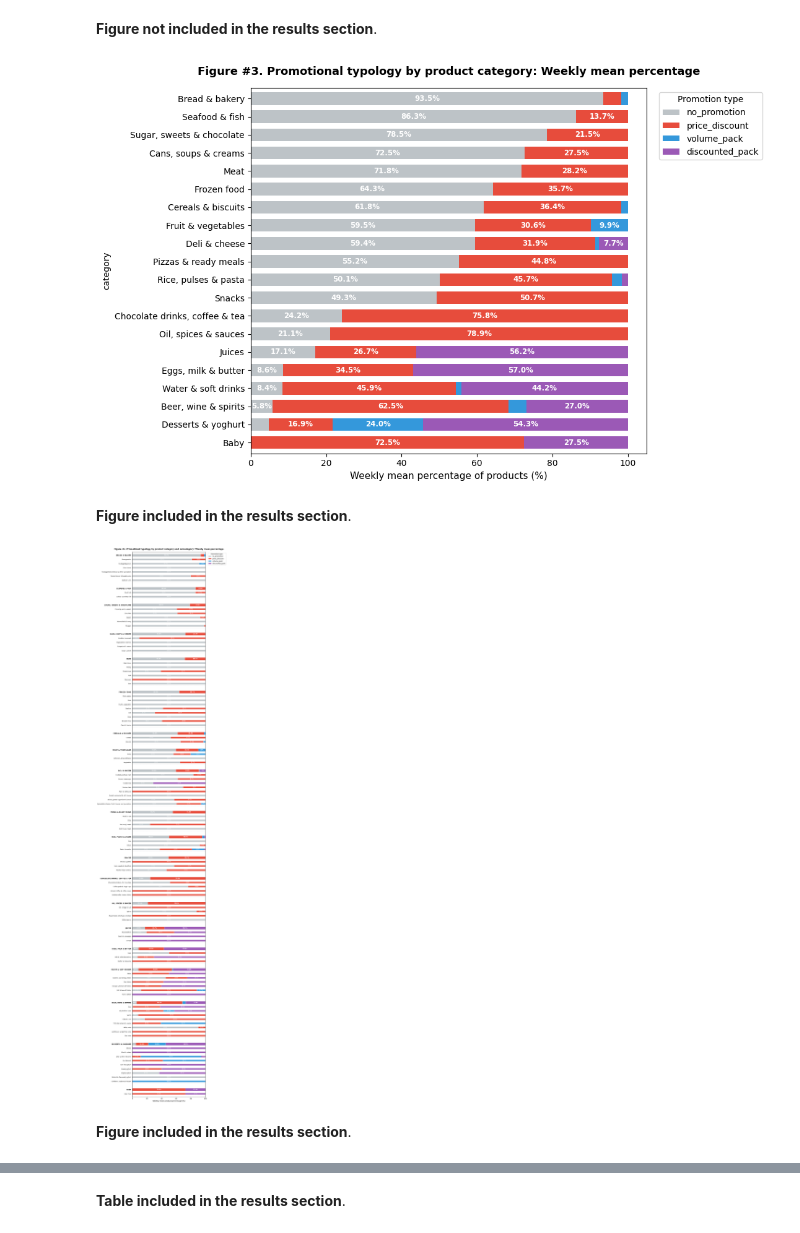
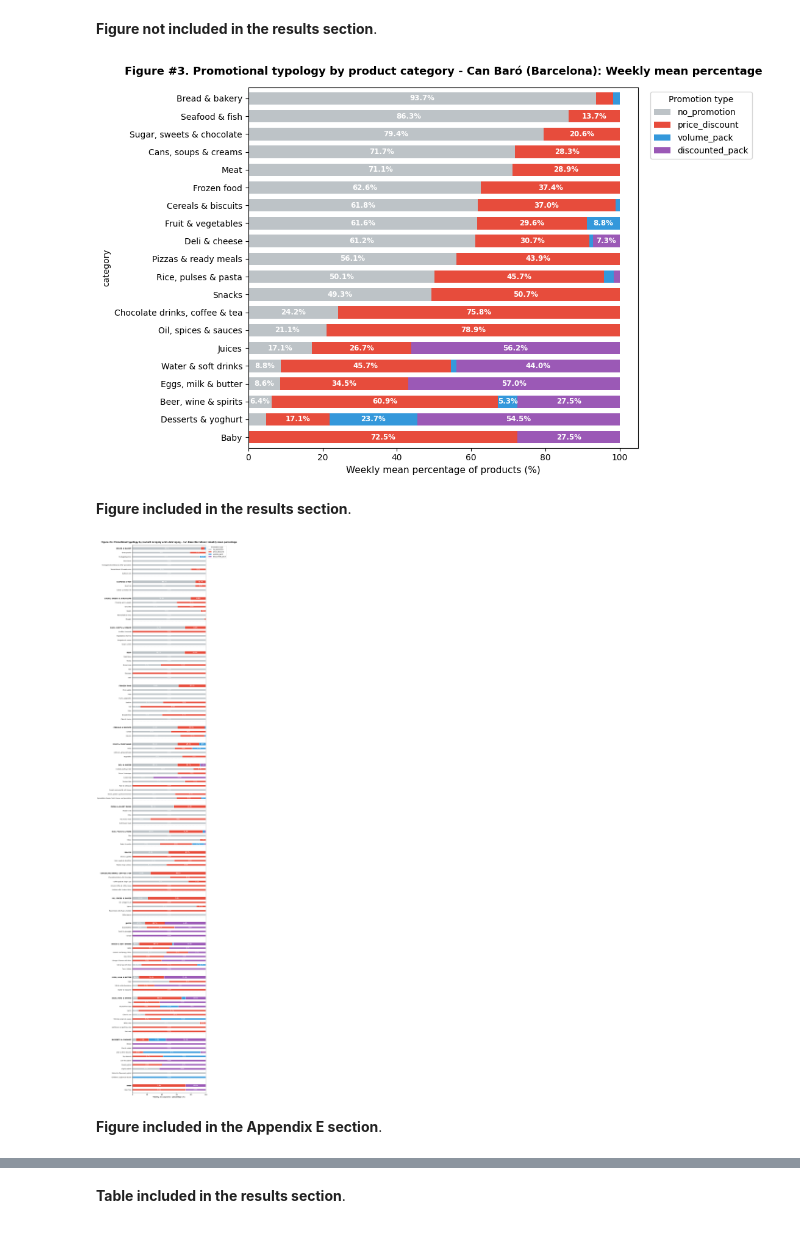
Before and after one commit to cescFT/TFM-fferretar-code, a Jupyter notebook: data-analysis/TFM-fferretar-data-analysis.ipynb, the cells around one changed output, grey strips where cells are left out. Drawn from its saved outputs; the diff is of its cells as text; code cells hidden in the pictures.

Commit message:
Kaggle Notebook | TFM-fferretar-data-analysis | using only bcn data

```diff
--- a/data-analysis/TFM-fferretar-data-analysis.ipynb
+++ b/data-analysis/TFM-fferretar-data-analysis.ipynb
@@ -1463,6 +1468,9 @@ plot_promotion_data_donut_piechart(df_products)
 [figure]
 # %% [markdown]
 **Figure not included in the results section**.
+# %%
+products_bcn_canbaro_with_promotional_data = df_products[df_products['postal_code'] == '08032']
+df_aggregations_bcn_canbaro = df_aggregation[df_aggregation['postal_code'] == '08032']
 # %%
 def plot_promotion_by_category_stacked(
     df: pd.DataFrame,
@@ -1540,7 +1548,7 @@ def plot_promotion_by_category_stacked(
     )
 
     ax.set_title(
-        'Figure #3. Promotional typology by product category: Weekly mean'
+        'Figure #3. Promotional typology by product category - Can Baró (Barcelona): Weekly mean'
         ' percentage',
         fontsize=13,
         fontweight='bold',
@@ -1554,9 +1562,12 @@ def plot_promotion_by_category_stacked(
     plt.show()
 
 
-plot_promotion_by_category_stacked(df_products, weekly_aggregation=True)
+plot_promotion_by_category_stacked(
+    products_bcn_canbaro_with_promotional_data,
+    weekly_aggregation=True
+)
 # %% [output]
-[figure, old version]
+[figure, new version]
 # %% [markdown]
 **Figure included in the results section**.
 # %%
@@ -1718,38 +1729,41 @@ def plot_promotion_by_category_and_subcategory(
 
     for tick_label, is_main in zip(ax.get_yticklabels(), is_main_list):
         if is_main:
             tick_label.set_fontweight('bold')
             tick_label.set_fontsize(10)
 
     xlabel_text = (
         'Weekly mean product percentage (%)'
         if weekly_aggregation
         else 'Product percentage (%)'
     )
 
     ax.set_ylim(min(y_positions) - 0.8, max(y_positions) + 0.8)
     ax.set_title(
-        'Figure #4. Promotional typology by product category and subcategory:'
+        'Figure #4. Promotional typology by product category and subcategory - Can Baró (Barcelona):'
         ' Weekly mean percentage',
         fontsize=13,
         fontweight='bold',
         pad=15,
     )
     ax.set_xlabel(xlabel_text, fontsize=11)
     ax.set_xlim(0, 100)
     ax.legend(
         title='Promotion type', bbox_to_anchor=(1.02, 1), loc='upper left'
     )
 
     plt.tight_layout()
     plt.show()
 
 
-plot_promotion_by_category_and_subcategory(df_products, weekly_aggregation=True)
+plot_promotion_by_category_and_subcategory(
+    products_bcn_canbaro_with_promotional_data,
+    weekly_aggregation=True
+)
 # %% [output]
-[figure, old version]
+[figure, new version]
 # %% [markdown]
-**Figure included in the results section**.
+**Figure included in the Appendix E section**.
 # %%
 def verify_clt_for_proportions(
     series: pd.core.series.Series
```
Also changed, not shown: parts of 30 cells of this notebook.
